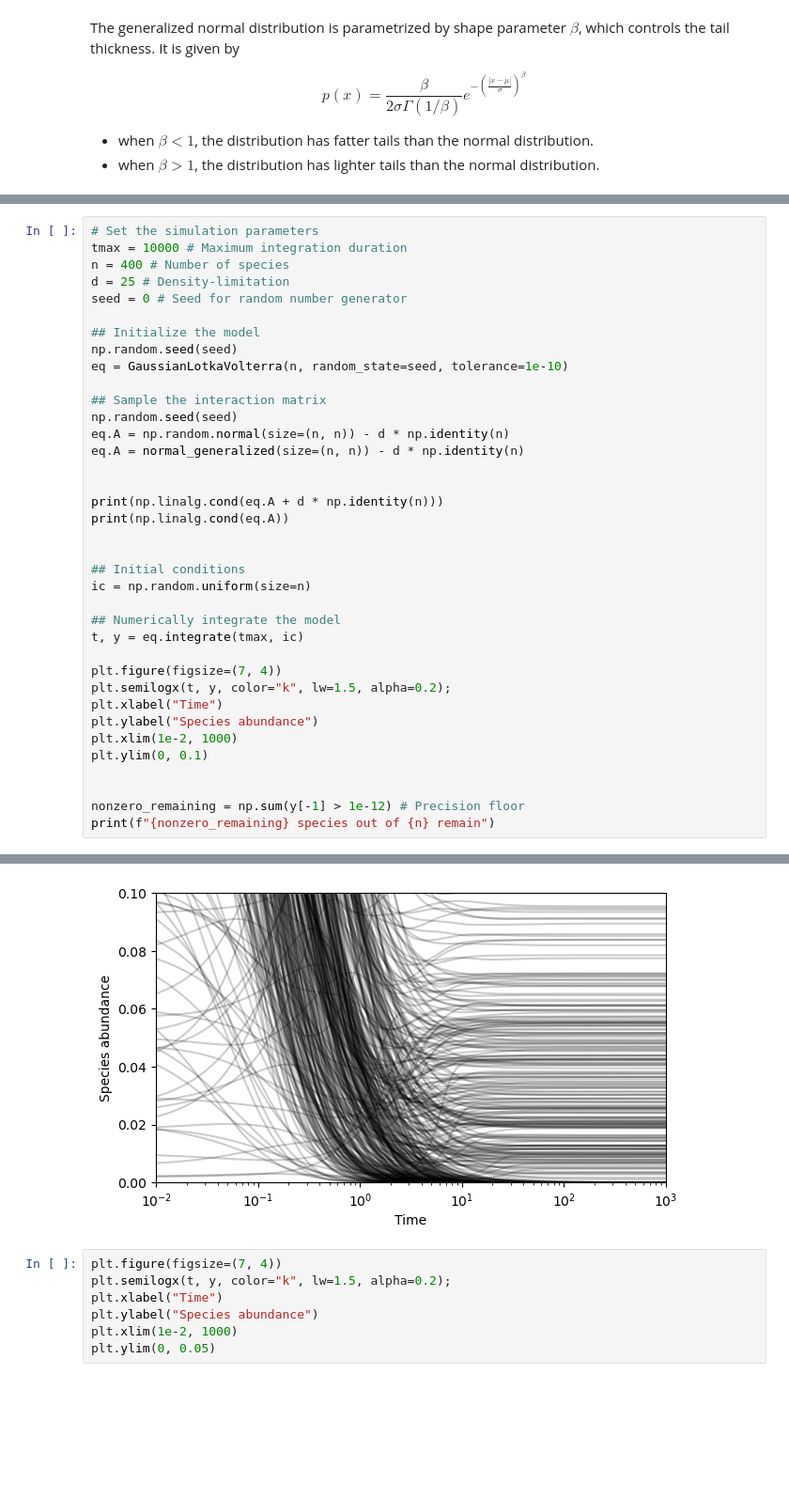
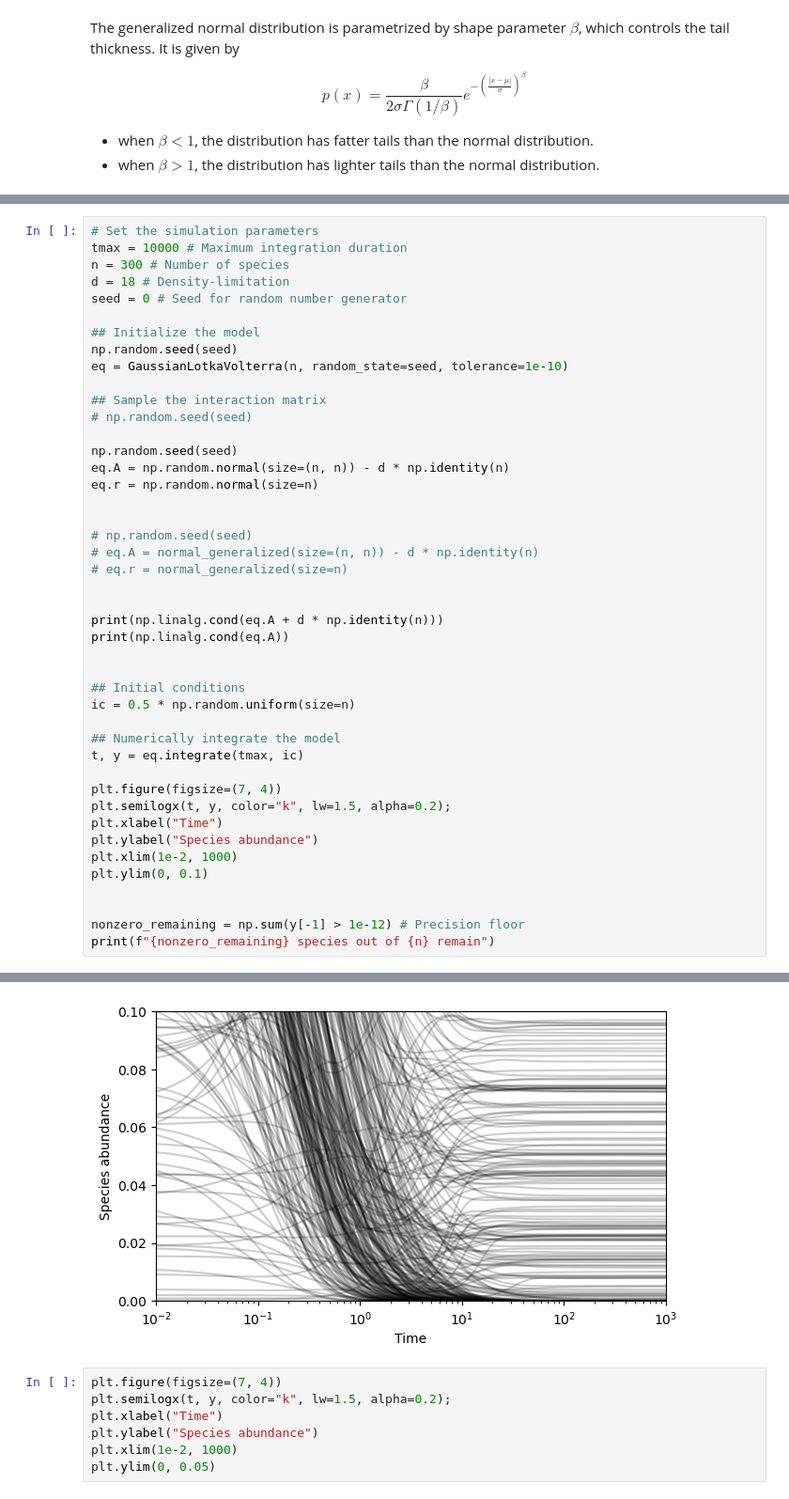
Before and after one commit to williamgilpin/illotka, a Jupyter notebook: demos.ipynb, the cells around one changed output, grey strips where cells are left out. Shown at 94% size. Cells and saved outputs as stored; diff of their text form; blank space fills up the shorter version.

```diff
--- a/demos.ipynb
+++ b/demos.ipynb
@@ -218,8 +218,8 @@ def normal_generalized(size, mu=0, sigma=1, beta=1):
 # %%
 # Set the simulation parameters
 tmax = 10000 # Maximum integration duration
-n = 400 # Number of species
-d = 25 # Density-limitation
+n = 300 # Number of species
+d = 18 # Density-limitation
 seed = 0 # Seed for random number generator
 
 ## Initialize the model
@@ -227,9 +227,16 @@ np.random.seed(seed)
 eq = GaussianLotkaVolterra(n, random_state=seed, tolerance=1e-10)
 
 ## Sample the interaction matrix
+# np.random.seed(seed)
+
 np.random.seed(seed)
 eq.A = np.random.normal(size=(n, n)) - d * np.identity(n)
-eq.A = normal_generalized(size=(n, n)) - d * np.identity(n)
+eq.r = np.random.normal(size=n)
+
+
+# np.random.seed(seed)
+# eq.A = normal_generalized(size=(n, n)) - d * np.identity(n)
+# eq.r = normal_generalized(size=n)
 
 
 print(np.linalg.cond(eq.A + d * np.identity(n)))
@@ -237,7 +244,7 @@ print(np.linalg.cond(eq.A))
 
 
 ## Initial conditions
-ic = np.random.uniform(size=n)
+ic = 0.5 * np.random.uniform(size=n)
 
 ## Numerically integrate the model
 t, y = eq.integrate(tmax, ic)
@@ -259,4 +266,4 @@ print(f"{nonzero_remaining} species out of {n} remain")
-[figure, old version]
+[figure, new version]
 # %%
 plt.figure(figsize=(7, 4))
 plt.semilogx(t, y, color="k", lw=1.5, alpha=0.2);
```
Also changed, not shown: parts of 13 cells of this notebook.
